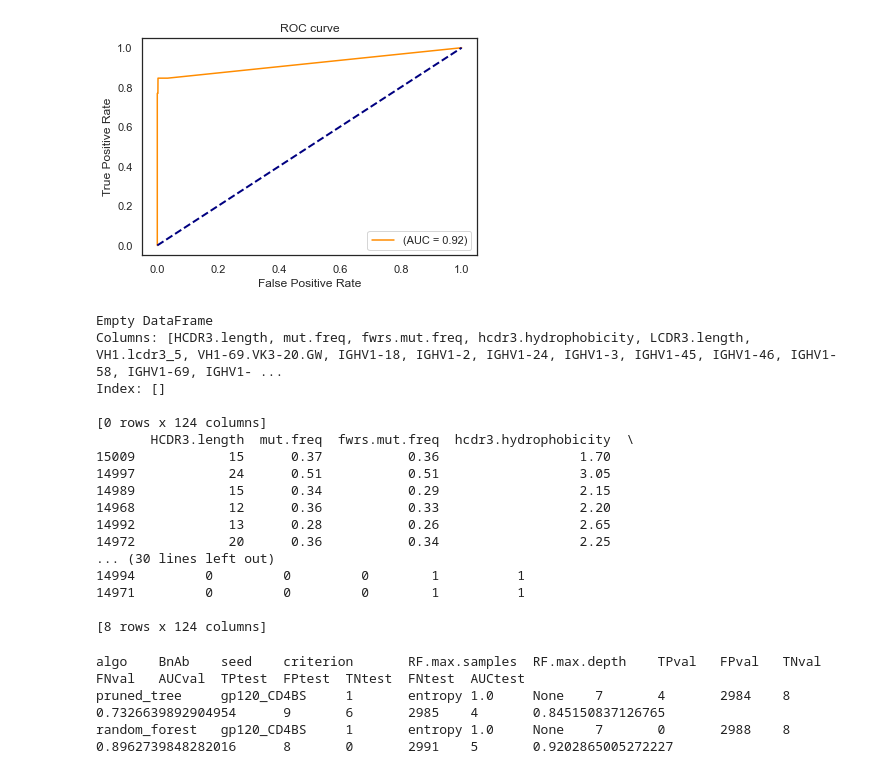
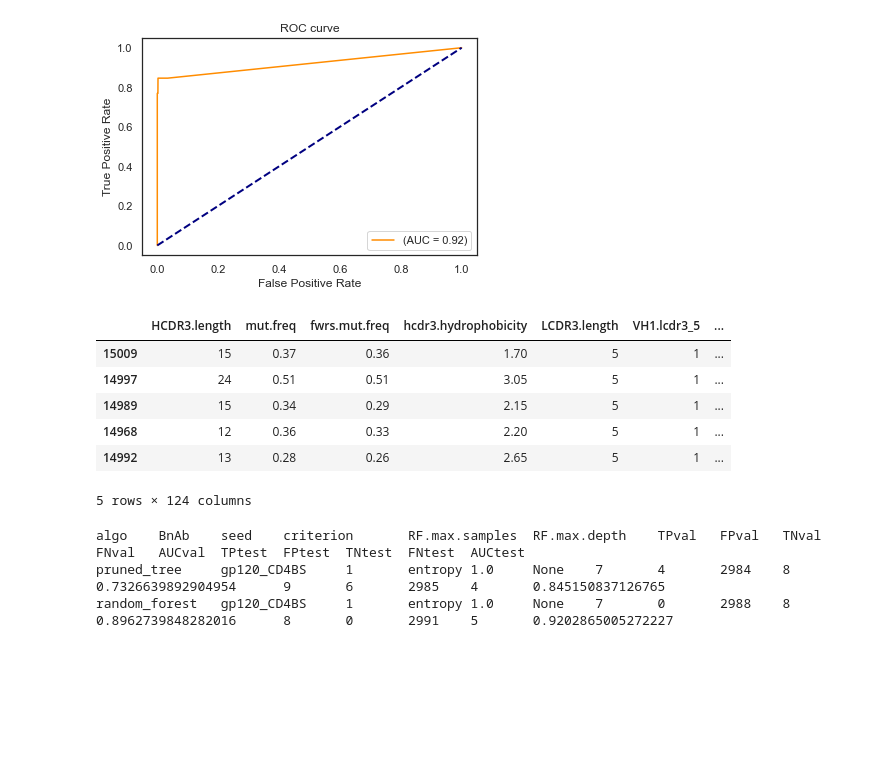
Before and after one commit to MathildeFogPerez/manuscript-bnab-foglierini, a Jupyter notebook: DecisionTree_RandomForest_PUB.ipynb, the cells around one changed output. Cells and saved outputs as stored; diff of their text form; code cells hidden in the pictures; blank space fills up the shorter version.

```diff
--- a/DecisionTree_RandomForest_PUB.ipynb
+++ b/DecisionTree_RandomForest_PUB.ipynb
@@ -717,34 +682,25 @@ plt.savefig(OUTPUTPATH+'RF_ROCcurve_'+BNAB+'_seed'+str(SEEDNUMBER)+'.pdf', bbox_
 # %%
 #Make a big table with predicted and known bnab
 # Save TP and FP in txt files to compare them with the 2 other methods
 predictions=random_forest.predict(test)
 testTable= test.copy()
 testTable['is_bnab']= testtarget
 testTable['predicted'] = predictions
 dataf=testTable[(testTable['predicted'] == 1) & (testTable['is_bnab'] == 0)]
-print(dataf)
+#print(dataf)
 dataf.to_csv(OUTPUTPATH+'test_FP_randomForest_'+BNAB+'_seed'+str(SEEDNUMBER)+'.tsv', sep = "\t")
 dataf=testTable[(testTable['predicted'] == 1) & (testTable['is_bnab'] == 1)]
-print(dataf)
+#print(dataf)
 dataf.to_csv(OUTPUTPATH+'test_TP_randomForest_'+BNAB+'_seed'+str(SEEDNUMBER)+'.tsv', sep = "\t")
+dataf.head()
 # %% [output]
+|  | HCDR3.length | mut.freq | fwrs.mut.freq | hcdr3.hydrophobicity | LCDR3.length | VH1.lcdr3_5 | ... |
+| 15009 | 15 | 0.37 | 0.36 | 1.70 | 5 | 1 | ... |
+| 14997 | 24 | 0.51 | 0.51 | 3.05 | 5 | 1 | ... |
+| 14989 | 15 | 0.34 | 0.29 | 2.15 | 5 | 1 | ... |
+| 14968 | 12 | 0.36 | 0.33 | 2.20 | 5 | 1 | ... |
+| 14992 | 13 | 0.28 | 0.26 | 2.65 | 5 | 1 | ... |
-Empty DataFrame
-Columns: [HCDR3.length, mut.freq, fwrs.mut.freq, hcdr3.hydrophobicity, LCDR3.length, VH1.lcdr3_5, VH1-69.VK3-20.GW, IGHV1-18, IGHV1-2, IGHV1-24, IGHV1-3, IGHV1-45, IGHV1-46, IGHV1-58, IGHV1-69, IGHV1- ...
-Index: []
-
-[0 rows x 124 columns]
-       HCDR3.length  mut.freq  fwrs.mut.freq  hcdr3.hydrophobicity  \
-15009            15      0.37           0.36                  1.70
-14997            24      0.51           0.51                  3.05
-14989            15      0.34           0.29                  2.15
-14968            12      0.36           0.33                  2.20
-14992            13      0.28           0.26                  2.65
-14972            20      0.36           0.34                  2.25
-... (30 lines left out)
-14994         0         0         0        1          1
-14971         0         0         0        1          1
-
-[8 rows x 124 columns]
+5 rows × 124 columns
 # %%
 print("algo"+"\t"+"BnAb"+"\t"+"seed"+"\t"+"criterion"+"\t"+"RF.max.samples"+"\t"+"RF.max.depth"+"\t"+"TPval"+"\t"+"FPval"+"\t"+"TNval"+"\t"+"FNval"+"\t"+"AUCval"+"\t"+"TPtest"+"\t"+"FPtest"+"\t"+"TNtest"+"\t"+"FNtest"+"\t"+"AUCtest")
 print("pruned_tree"+"\t"+BNAB+"\t"+str(SEEDNUMBER)+"\t"+CRITERION+"\t"+str(RFMAXSAMPLES)+"\t"+str(RFMAXDEPTH)+"\t"+str(tp_v_tree)+"\t"+str(fp_v_tree)+"\t"+str(tn_v_tree)+"\t"+str(fn_v_tree)+"\t"+str(AUC_v_tree)+"\t"+str(tp_t_tree)+"\t"+str(fp_t_tree)+"\t"+str(tn_t_tree)+"\t"+str(fn_t_tree)+"\t"+str(AUC_t_tree))
```
Also changed, not shown: parts of 5 cells of this notebook, 1 other file.
